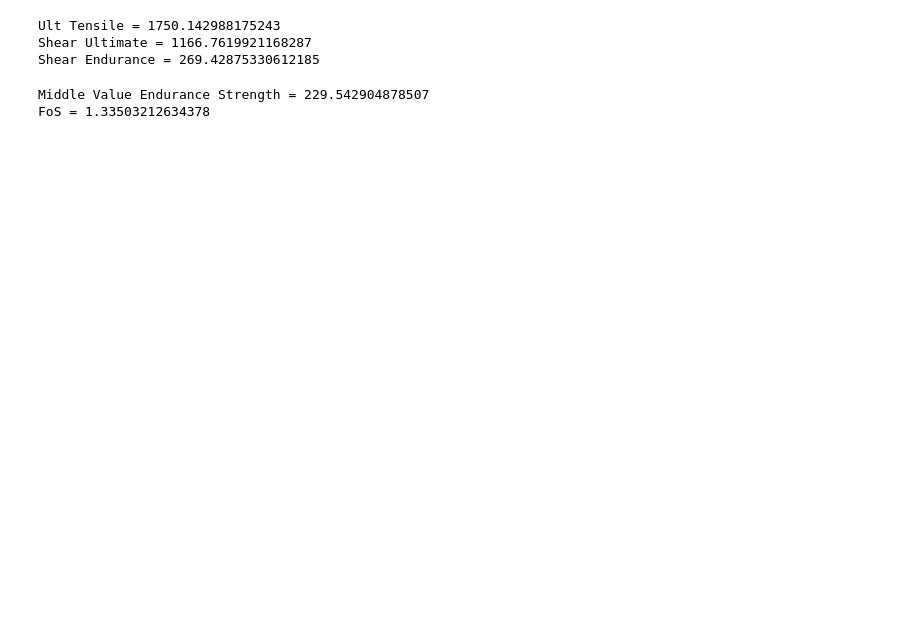
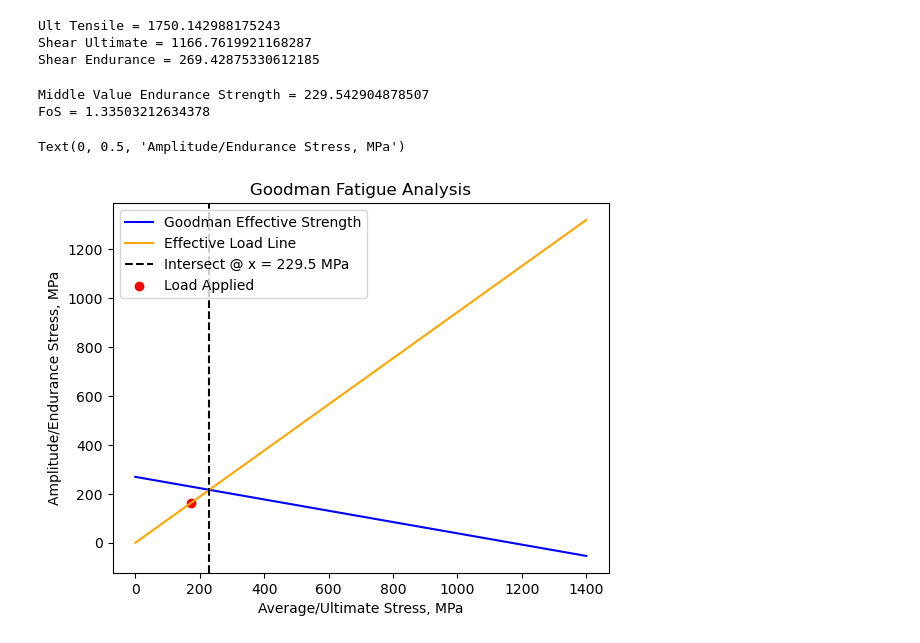
Before and after one commit to i-Dyke/emae360_engineX, a Jupyter notebook: SpringCalcs.ipynb, the cells around one changed output. Drawn from its saved outputs; the diff is of its cells as text; code cells hidden in the pictures; blank space fills up the shorter version.

Commit message:
Added goodman graph

```diff
--- a/SpringCalcs.ipynb
+++ b/SpringCalcs.ipynb
@@ -288,3 +289,20 @@ print("FoS = " + str(FoS))
 # %% [output]
 Middle Value Endurance Strength = 229.542904878507
 FoS = 1.33503212634378
+# %%
+# Plotted Goodman:
+xrange = np.linspace(0, Sus*1.2, 200)
+points_Goodman = Ses - Ses/Sus * xrange
+points_Loadline = tau_amp / tau_avg * xrange
+
+plt.plot(xrange, points_Goodman, color = 'blue', label = "Goodman Effective Strength")
+plt.plot(xrange, points_Loadline, color = 'orange', label = "Effective Load Line")
+plt.axvline(fatigue_strength, color = 'black', linestyle = "--", label = ("Intersect @ x = " + str(round(fatigue_strength,1)) + " MPa"))
+plt.scatter(x = tau_avg/1E6, y = tau_amp/1E6, color = 'red', label = "Load Applied")
+plt.legend()
+plt.title("Goodman Fatigue Analysis")
+plt.xlabel("Average/Ultimate Stress, MPa")
+plt.ylabel("Amplitude/Endurance Stress, MPa")
+# %% [output]
+Text(0, 0.5, 'Amplitude/Endurance Stress, MPa')
+[figure, added]
```
Also changed, not shown: parts of 3 cells of this notebook.
